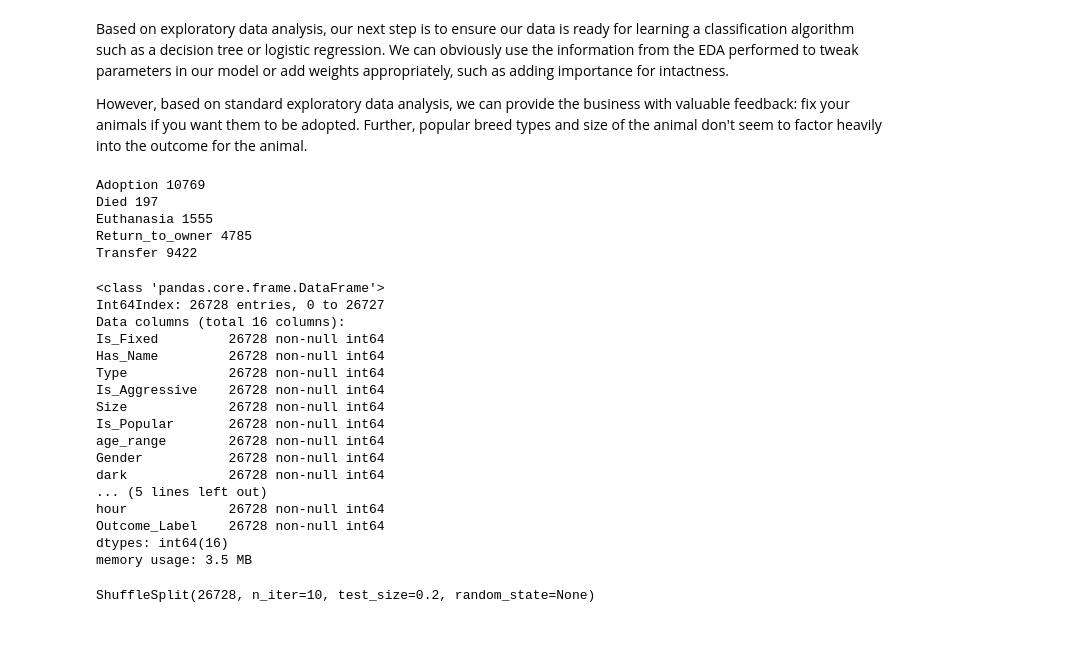
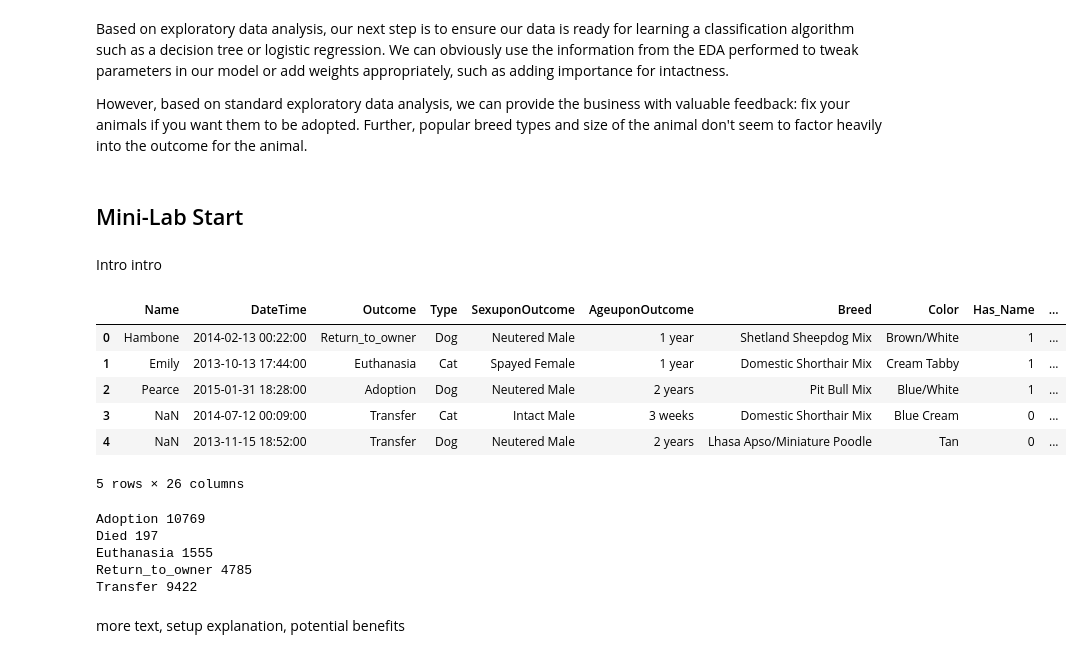
Before and after one commit to mg826/Data_Mining, a Jupyter notebook: Project1_AnimalOutcomes/Project1_Exploration_Visualization_Dreduce.ipynb, the cells around one changed output. Drawn from its saved outputs; the diff is of its cells as text; code cells hidden in the pictures.

```diff
--- a/Project1_AnimalOutcomes/Project1_Exploration_Visualization_Dreduce.ipynb
+++ b/Project1_AnimalOutcomes/Project1_Exploration_Visualization_Dreduce.ipynb
@@ -605,6 +586,20 @@ As one could probably expect, young animals are adopted at higher rates than adu
 Based on exploratory data analysis, our next step is to ensure our data is ready for learning a classification algorithm such as a decision tree or logistic regression. We can obviously use the information from the EDA performed to tweak parameters in our model or add weights appropriately, such as adding importance for intactness.
 
 However, based on standard exploratory data analysis, we can provide the business with valuable feedback: fix your animals if you want them to be adopted. Further, popular breed types and size of the animal don't seem to factor heavily into the outcome for the animal.
+# %% [markdown]
+## Mini-Lab Start
+# %% [markdown]
+Intro intro
+# %%
+df.head()
+# %% [output]
+|  | Name | DateTime | Outcome | Type | SexuponOutcome | AgeuponOutcome | Breed | Color | Has_Name | ... |
+| 0 | Hambone | 2014-02-13 00:22:00 | Return_to_owner | Dog | Neutered Male | 1 year | Shetland Sheepdog Mix | Brown/White | 1 | ... |
+| 1 | Emily | 2013-10-13 17:44:00 | Euthanasia | Cat | Spayed Female | 1 year | Domestic Shorthair Mix | Cream Tabby | 1 | ... |
+| 2 | Pearce | 2015-01-31 18:28:00 | Adoption | Dog | Neutered Male | 2 years | Pit Bull Mix | Blue/White | 1 | ... |
+| 3 | NaN | 2014-07-12 00:09:00 | Transfer | Cat | Intact Male | 3 weeks | Domestic Shorthair Mix | Blue Cream | 0 | ... |
+| 4 | NaN | 2013-11-15 18:52:00 | Transfer | Dog | Neutered Male | 2 years | Lhasa Apso/Miniature Poodle | Tan | 0 | ... |
+5 rows × 26 columns
 # %%
 for c in np.unique(df['Outcome']):
     print c, df.Outcome[df.Outcome == c].count()
@@ -631,43 +628,22 @@ Died 197
 Euthanasia 1555
 Return_to_owner 4785
 Transfer 9422
-# %%
-df_alg = df_alg.astype(np.int64)
-df_alg.info()
-# %% [output]
-<class 'pandas.core.frame.DataFrame'>
-Int64Index: 26728 entries, 0 to 26727
-Data columns (total 16 columns):
-Is_Fixed         26728 non-null int64
-Has_Name         26728 non-null int64
-Type             26728 non-null int64
-Is_Aggressive    26728 non-null int64
-Size             26728 non-null int64
-Is_Popular       26728 non-null int64
-age_range        26728 non-null int64
-Gender           26728 non-null int64
-dark             26728 non-null int64
-... (5 lines left out)
-hour             26728 non-null int64
-Outcome_Label    26728 non-null int64
-dtypes: int64(16)
-memory usage: 3.5 MB
+# %% [markdown]
+more text, setup explanation, potential benefits
 # %%
 from sklearn.linear_model import LogisticRegression
-from sklearn.cross_validation import StratifiedShuffleSplit
+from sklearn.cross_validation import StratifiedShuffleSplit # convert to Stratified
 
 X = df_alg.values[:,:-1]
 y = df_alg.values[:,-1]
 
-num_cv_iterations = 10
+num_cv_iterations = 5
 num_instances = len(y)
-cv_object = ShuffleSplit(n=num_instances,
+cv_object = StratifiedShuffleSplit(y=y,
                          n_iter=num_cv_iterations,
                          test_size  = 0.2)
 
-print(cv_object)
+lr = LogisticRegression()
-# %% [output]
-ShuffleSplit(26728, n_iter=10, test_size=0.2, random_state=None)
 # %%
 from sklearn.cross_validation import cross_val_score
 accuracies = cross_val_score(lr, X, y=y, cv=cv_object) # this also can help with parallelism
```
Also changed, not shown: parts of 15 cells of this notebook.
